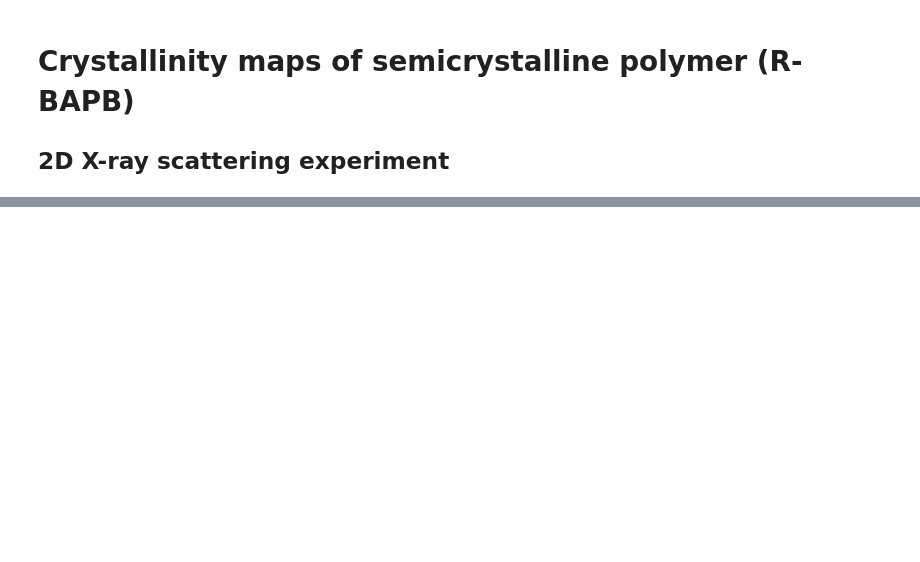
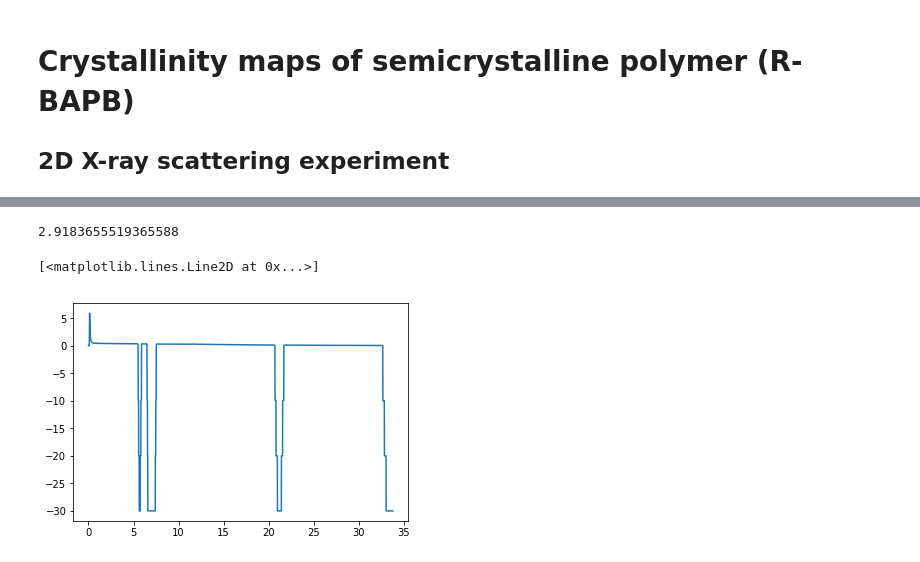
Before and after one commit to savilova/lab-xrda, a Jupyter notebook: Mapping.ipynb, the cells around one changed output, grey strips where cells are left out. Cells and saved outputs as stored; diff of their text form; code cells hidden in the pictures; blank space fills up the shorter version.

```diff
--- a/Mapping.ipynb
+++ b/Mapping.ipynb
@@ -52,6 +87,17 @@ for row in scan:
     row[row<0]= np.nan
 
 print (scan[10])
+# %%
+360/np.pi*np.arcsin(0.08/np.pi)
+# %% [output]
+2.9183655519365588
+# %%
+profile = scan[100]+scan[101]+scan[102]
+
+plt.plot(q_set,profile)
+# %% [output]
+[<matplotlib.lines.Line2D at 0x...>]
+[figure, added]
 # %%
 #Global normalization
 mu = np.nanmean(scan)
```
Also changed, not shown: parts of 31 cells of this notebook.
